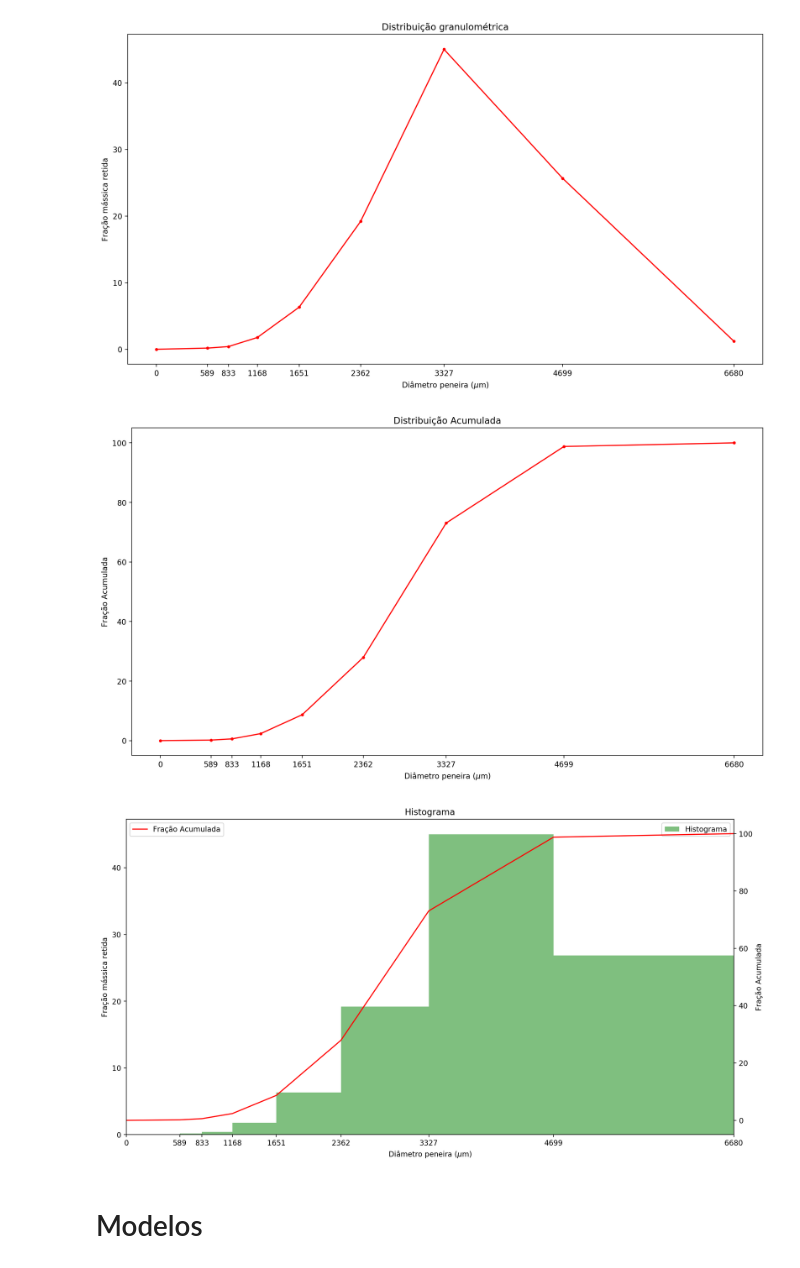
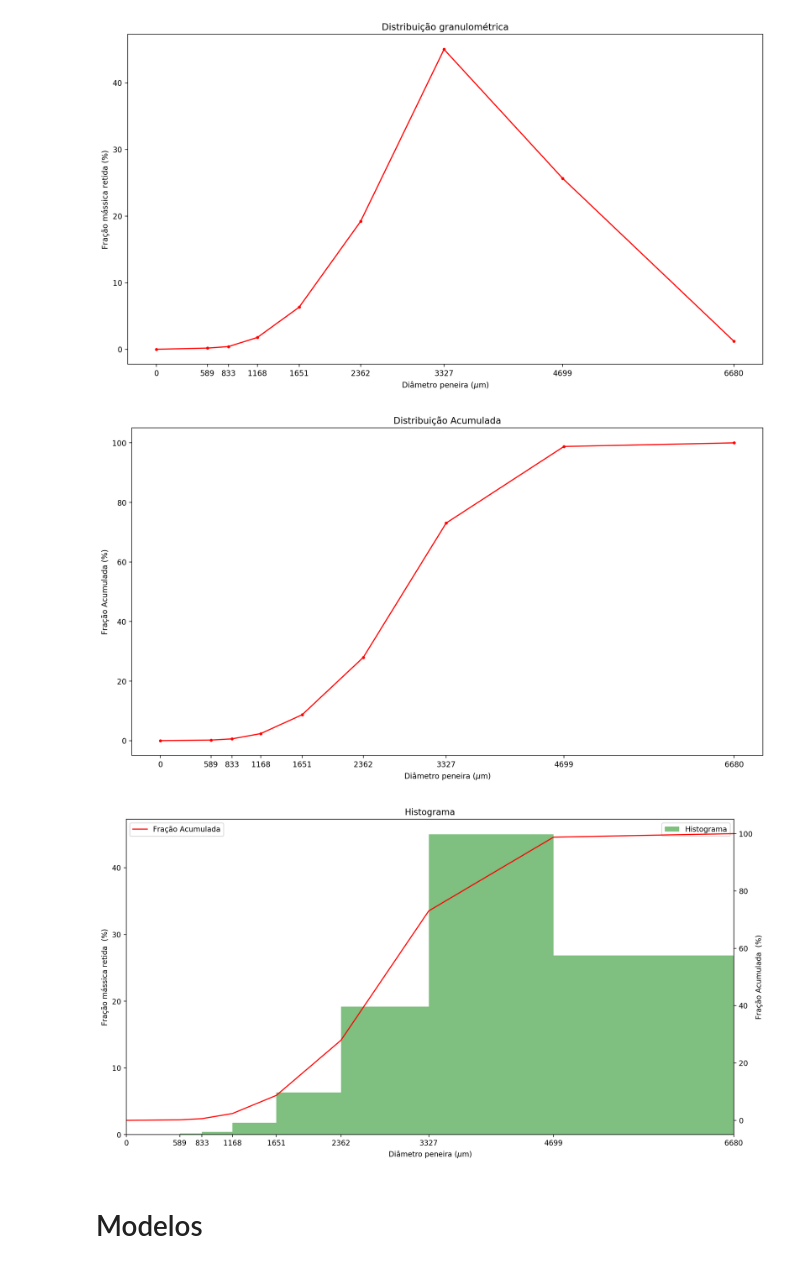
Before and after one commit to Levandoski-codes/EQ024_code, a Jupyter notebook: Gerador_distribuicao.ipynb, the cells around one changed output. Drawn from its saved outputs; the diff is of its cells as text; code cells hidden in the pictures.

```diff
--- a/Gerador_distribuicao.ipynb
+++ b/Gerador_distribuicao.ipynb
@@ -159,13 +171,13 @@ plt.show()
 # %%
 fig = plt.figure(figsize=(15,8), dpi=200)
 plt.plot(diametro_inferior, X_i*100, marker='.', color='red')
 plt.xticks(diametro_inferior)
 plt.title('Distribuição Acumulada')
 plt.xlabel('Diâmetro peneira ($\mu$m)')
-plt.ylabel('Fração Acumulada')
+plt.ylabel('Fração Acumulada (%)')
 plt.show()
 # %% [output]
-[figure, old version]
+[figure, new version]
 # %%
 fig = plt.figure(figsize=(15,8), dpi=200)
 ax = plt.axes()
@@ -176,18 +188,18 @@ plt.hist(diametro_inferior, weights=x_i*100, bins=diametro_inferior[::-1],
          density=False, alpha = 0.5, color='green', label='Histograma')
 plt.title('Histograma')
 plt.xlabel('Diâmetro peneira ($\mu$m)')
-plt.ylabel('Fração mássica retida')
+plt.ylabel('Fração mássica retida  (%)')
 
 ax_bis = ax.twinx()
 ax_bis.plot(diametro_inferior, X_i*100, color='red', label='Fração Acumulada')
 plt.xticks(diametro_inferior)
 plt.xlabel('Diâmetro peneira ($\mu$m)')
-plt.ylabel('Fração Acumulada')
+plt.ylabel('Fração Acumulada  (%)')
 ax_bis.legend()
 ax.legend()
 plt.show()
 # %% [output]
-[figure, old version]
+[figure, new version]
 # %% [markdown]
 # Modelos
 # %%
```
Also changed, not shown: parts of 5 cells of this notebook.
